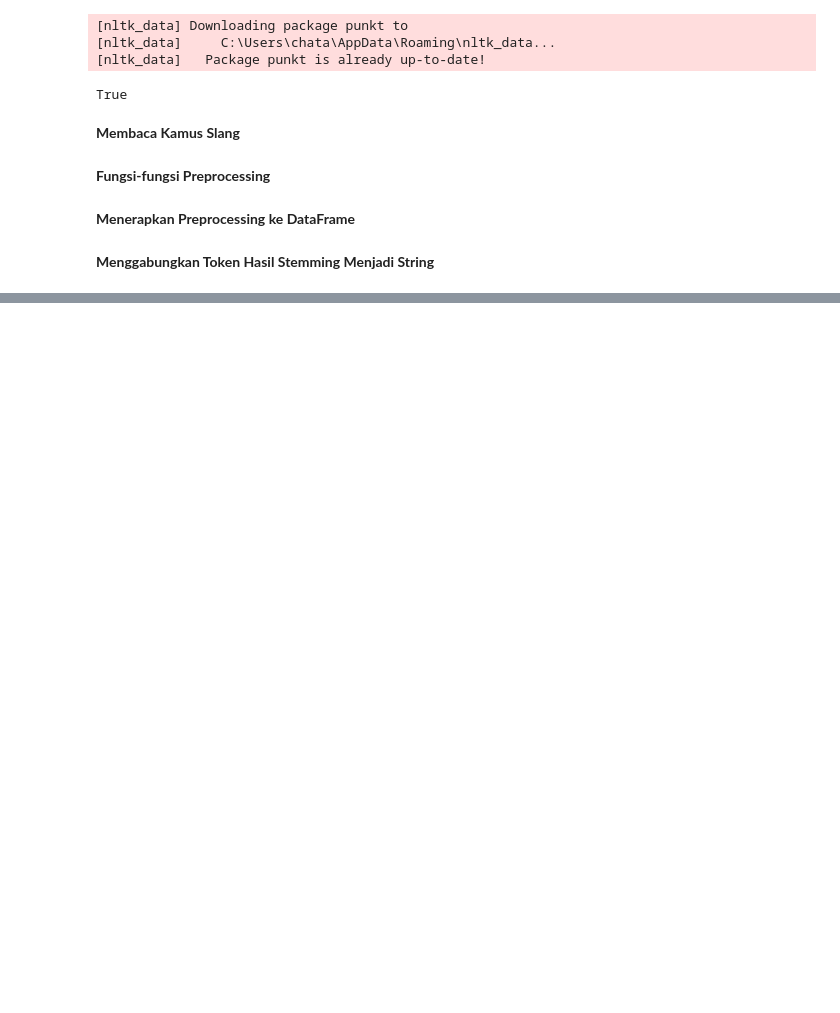
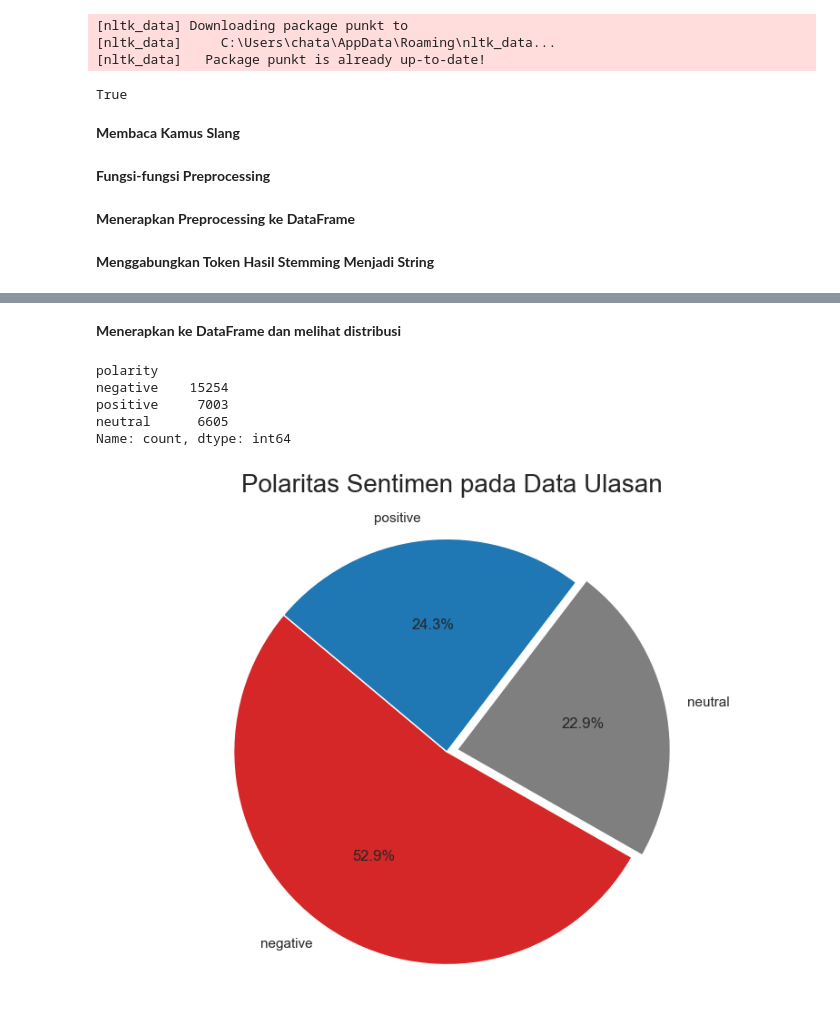
Before and after one commit to Chatarinaeva/analisis_sentimen, a Jupyter notebook: Submission_Analisis_Sentimen_BRImo.ipynb, the cells around one changed output, grey strips where cells are left out. Saved outputs shown, nothing was run; the diff lists cells and outputs as text; code cells hidden in the pictures; blank space fills up the shorter version.

Commit message:
labelling dan ekplorasi label

```diff
--- a/Submission_Analisis_Sentimen_BRImo.ipynb
+++ b/Submission_Analisis_Sentimen_BRImo.ipynb
@@ -689,0 +693,15 @@ preprocessed_df[['content', 'text_clean', 'text_casefold', 'text_slangfix', 'tex
+# %%
+def load_lexicon(url):
+    lexicon = {}
+    response = requests.get(url)
+    if response.status_code == 200:
+        reader = csv.reader(StringIO(response.text))
+        for row in reader:
+            if len(row) >= 2:
+                lexicon[row[0]] = int(row[1])
+    else:
+        print(f"Gagal mengunduh lexicon dari: {url}")
+    return lexicon
+
+lexicon_positive = load_lexicon('https://raw.githubusercontent.com/angelmetanosaa/dataset/main/lexicon_positive.csv')
+lexicon_negative = load_lexicon('https://raw.githubusercontent.com/angelmetanosaa/dataset/main/lexicon_negative.csv')
@@ -689,0 +737,41 @@ preprocessed_df[['content', 'text_clean', 'text_casefold', 'text_slangfix', 'tex
+# %% [markdown]
+**Menerapkan ke DataFrame dan melihat distribusi**
+# %%
+labelled_df['polarity_score'] = labelled_df['text_stemmed'].apply(get_sentiment_score)
+labelled_df['polarity'] = labelled_df['polarity_score'].apply(get_sentiment_label)
+
+print(labelled_df['polarity'].value_counts())
+# %% [output]
+polarity
+negative    15254
+positive     7003
+neutral      6605
+Name: count, dtype: int64
+# %%
+# Visualisasi Pie Chart Kategori Polaritas
+polarity_counts = labelled_df['polarity'].value_counts()
+
+# Mengurutkan berdasarkan label agar explode-nya tepat (opsional)
+labels = ['negative', 'neutral', 'positive']
+counts = [polarity_counts.get(label, 0) for label in labels]
+
+explode = [0, 0.05, 0]
+colors = ['#d62728', '#7f7f7f', '#1f77b4']
+
+# Pie chart
+plt.figure(figsize=(8, 6))
+plt.pie(
+    counts,
+    labels=labels,
+    autopct='%1.1f%%',
+    explode=explode,
+    startangle=140,
+    colors=colors,
+    labeldistance=1.1
+)
+plt.title('Polaritas Sentimen pada Data Ulasan', pad=20, fontsize=20)
+plt.axis('equal')
+plt.tight_layout()
+plt.show()
+# %% [output]
+[figure, added]
```
Also changed, not shown: parts of 38 cells of this notebook, 2 other files.
